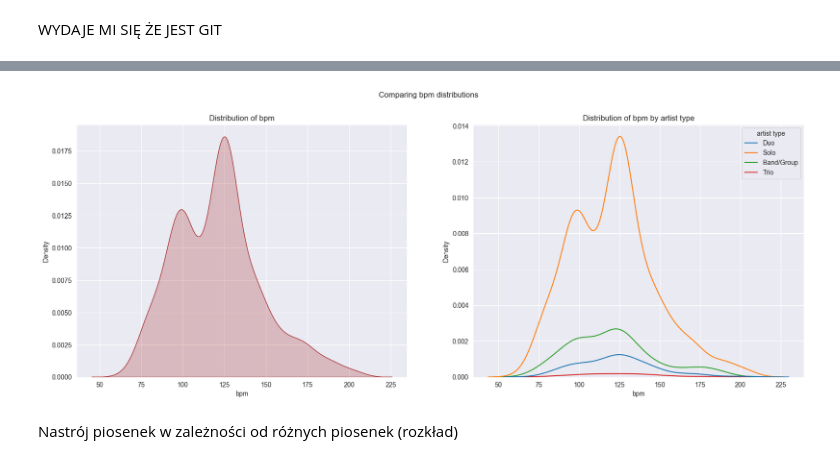
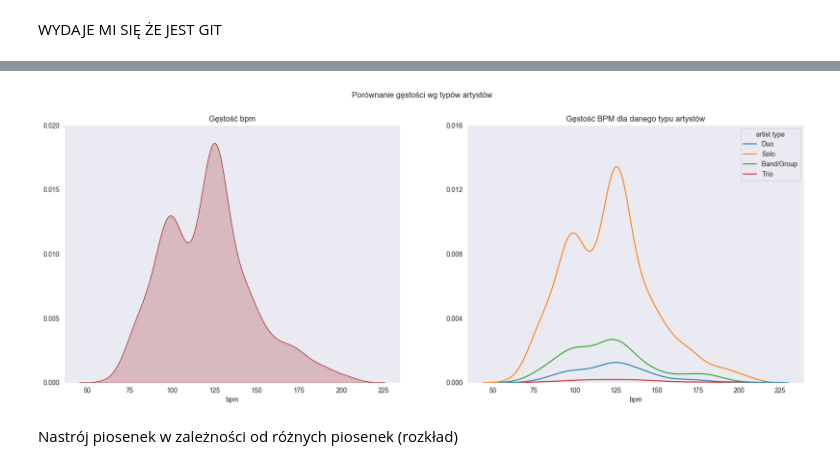
Before and after one commit to Martka-c/Spotify_top_songs_EDA, a Jupyter notebook: main.ipynb, the cells around one changed output, grey strips where cells are left out. Cells and saved outputs as stored; diff of their text form; code cells hidden in the pictures.

```diff
--- a/main.ipynb
+++ b/main.ipynb
@@ -219,21 +291,25 @@ WYDAJE MI SIĘ ŻE JEST GIT
 # %%
 # subplot
 fig, axs = plt.subplots(nrows=1, ncols=2, figsize=(20, 7))
 
 # pierwszy wykres
 sns.kdeplot(df['bpm'], color='brown', fill=True, ax=axs[0])
-axs[0].set_title('Distribution of bpm')
-
+axs[0].set_title('Gęstość bpm')
+axs[0].grid(False)
+axs[0].set_yticks([0,0.005,0.01,0.015,0.02])
+axs[0].set_ylabel("")
 # drugi wykres
 sns.kdeplot(x="bpm", hue="artist type", data=df, ax=axs[1])
-axs[1].set_title('Distribution of bpm by artist type')
-
-fig.suptitle('Comparing bpm distributions')
+axs[1].set_title('Gęstość BPM dla danego typu artystów')
+axs[1].grid(False)
+axs[1].set_yticks([0,0.004,0.008,0.012,0.016])
+axs[1].set_ylabel("")
+fig.suptitle('Porównanie gęstości wg typów artystów')
 
 # wyświetlamy wykres
 plt.show()
 # %% [output]
-[figure, old version]
+[figure, new version]
 # %% [markdown]
 Nastrój piosenek w zależności od różnych piosenek (rozkład)
 # %% [markdown]
```
Also changed, not shown: parts of 22 cells of this notebook.
